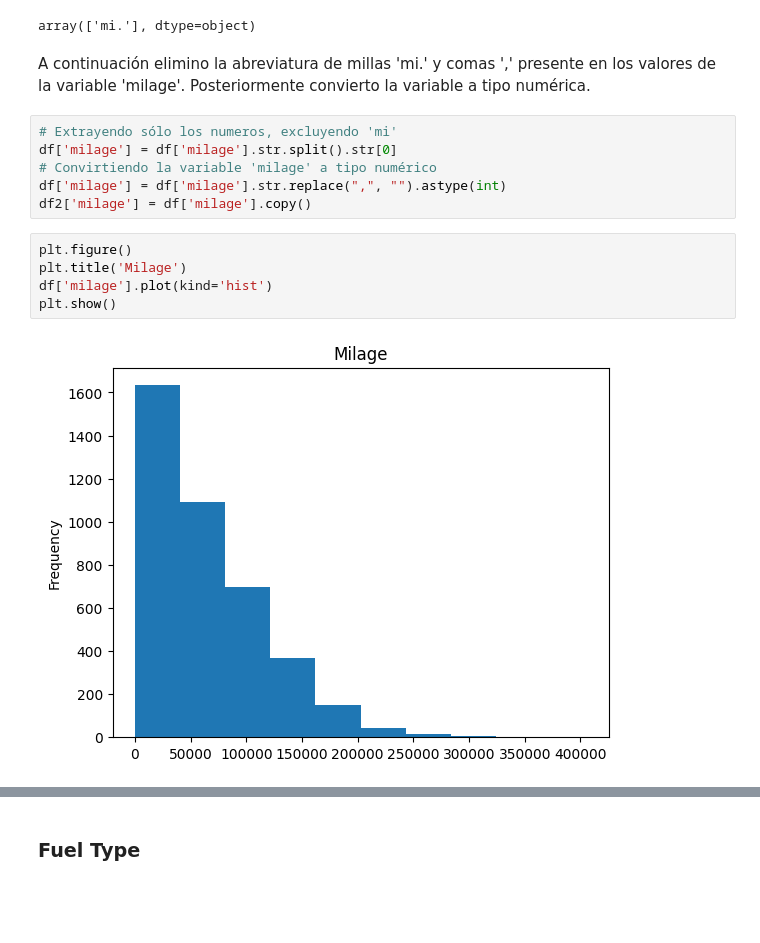
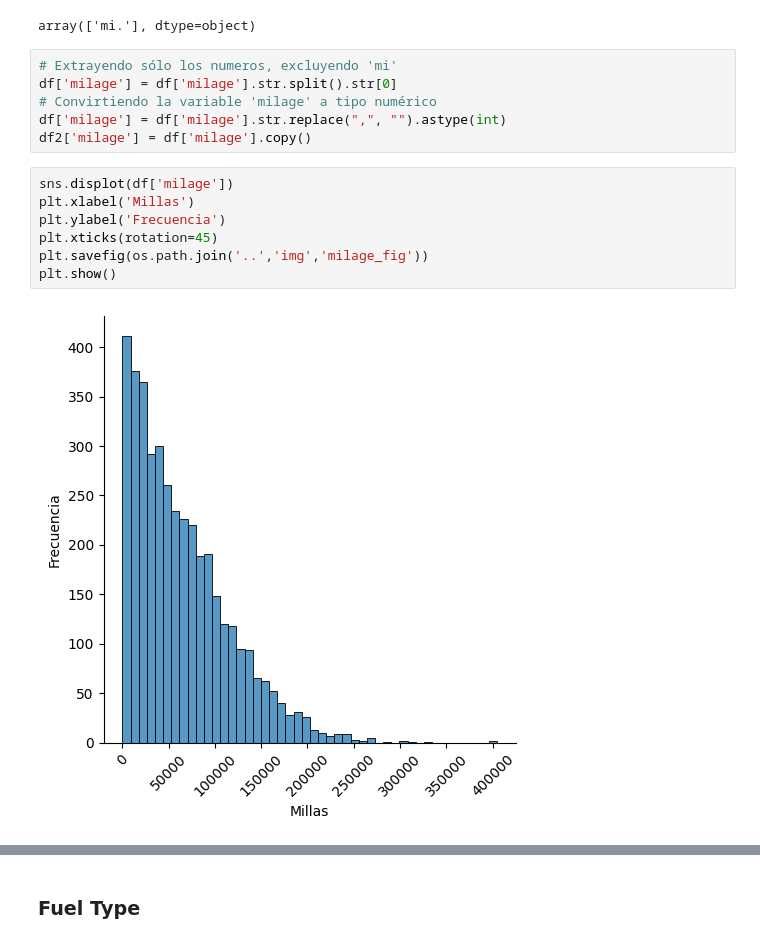
Before and after one commit to PabloJRW/used-car-price-prediction, a Jupyter notebook: notebooks/EDA.ipynb, the cells around one changed output, grey strips where cells are left out. Drawn from its saved outputs; the diff is of its cells as text; blank space fills up the shorter version.

Commit message:
milage

```diff
--- a/notebooks/EDA.ipynb
+++ b/notebooks/EDA.ipynb
@@ -213,8 +213,6 @@ Name: milage, Length: 4009, dtype: object
 df['milage'].str.split().str[1].unique()
 # %% [output]
 array(['mi.'], dtype=object)
-# %% [markdown]
-A continuación elimino la abreviatura de millas 'mi.' y comas ',' presente en los valores de la variable 'milage'. Posteriormente convierto la variable a tipo numérica.
 # %%
 # Extrayendo sólo los numeros, excluyendo 'mi'
 df['milage'] = df['milage'].str.split().str[0]
@@ -222,9 +220,11 @@ df['milage'] = df['milage'].str.split().str[0]
 df['milage'] = df['milage'].str.replace(",", "").astype(int)
 df2['milage'] = df['milage'].copy()
 # %%
-plt.figure()
-plt.title('Milage')
-df['milage'].plot(kind='hist')
+sns.displot(df['milage'])
+plt.xlabel('Millas')
+plt.ylabel('Frecuencia')
+plt.xticks(rotation=45)
+plt.savefig(os.path.join('..','img','milage_fig'))
 plt.show()
 # %% [output]
-[figure, old version]
+[figure, new version]
```
Also changed, not shown: parts of 10 cells of this notebook, 3 other files.
